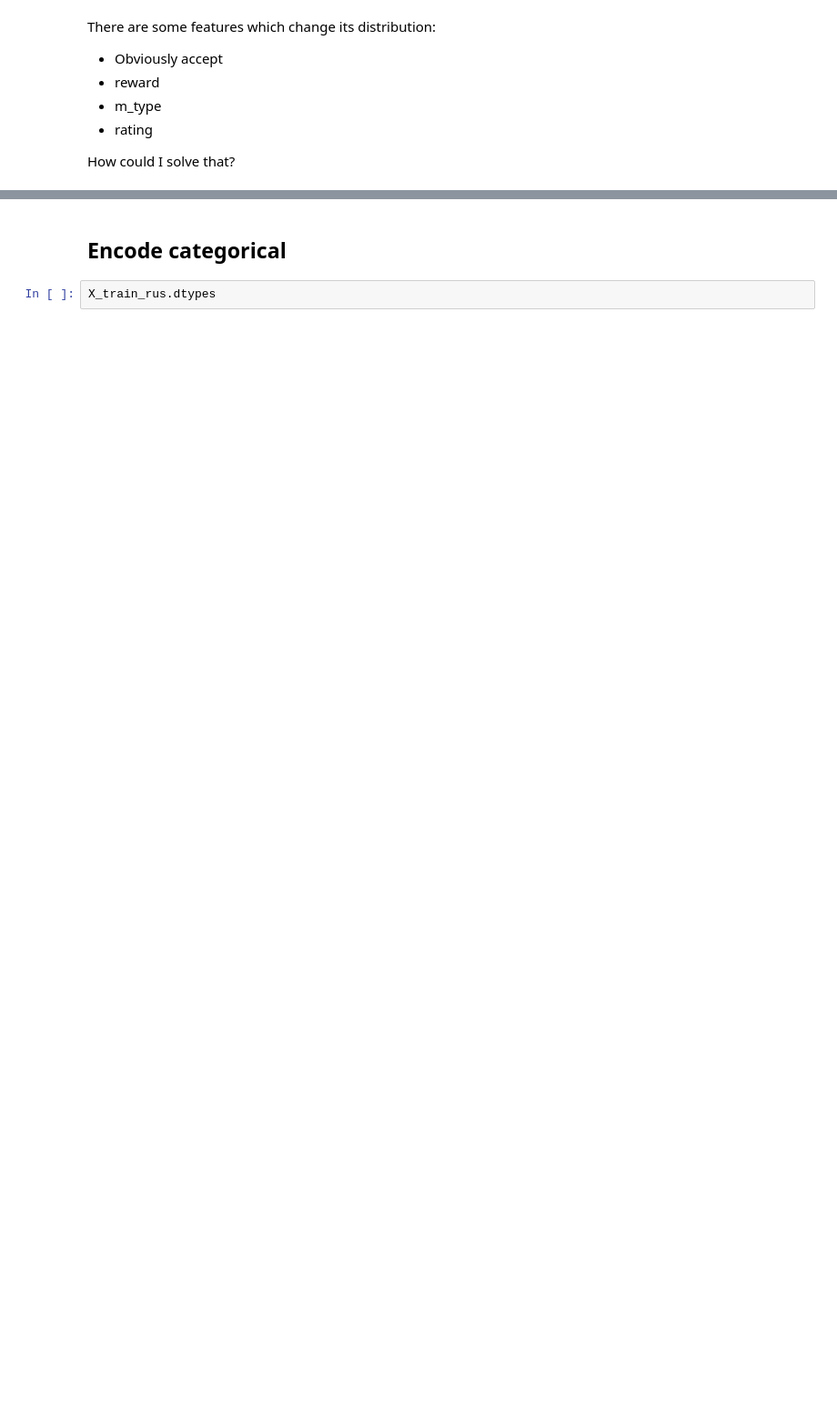
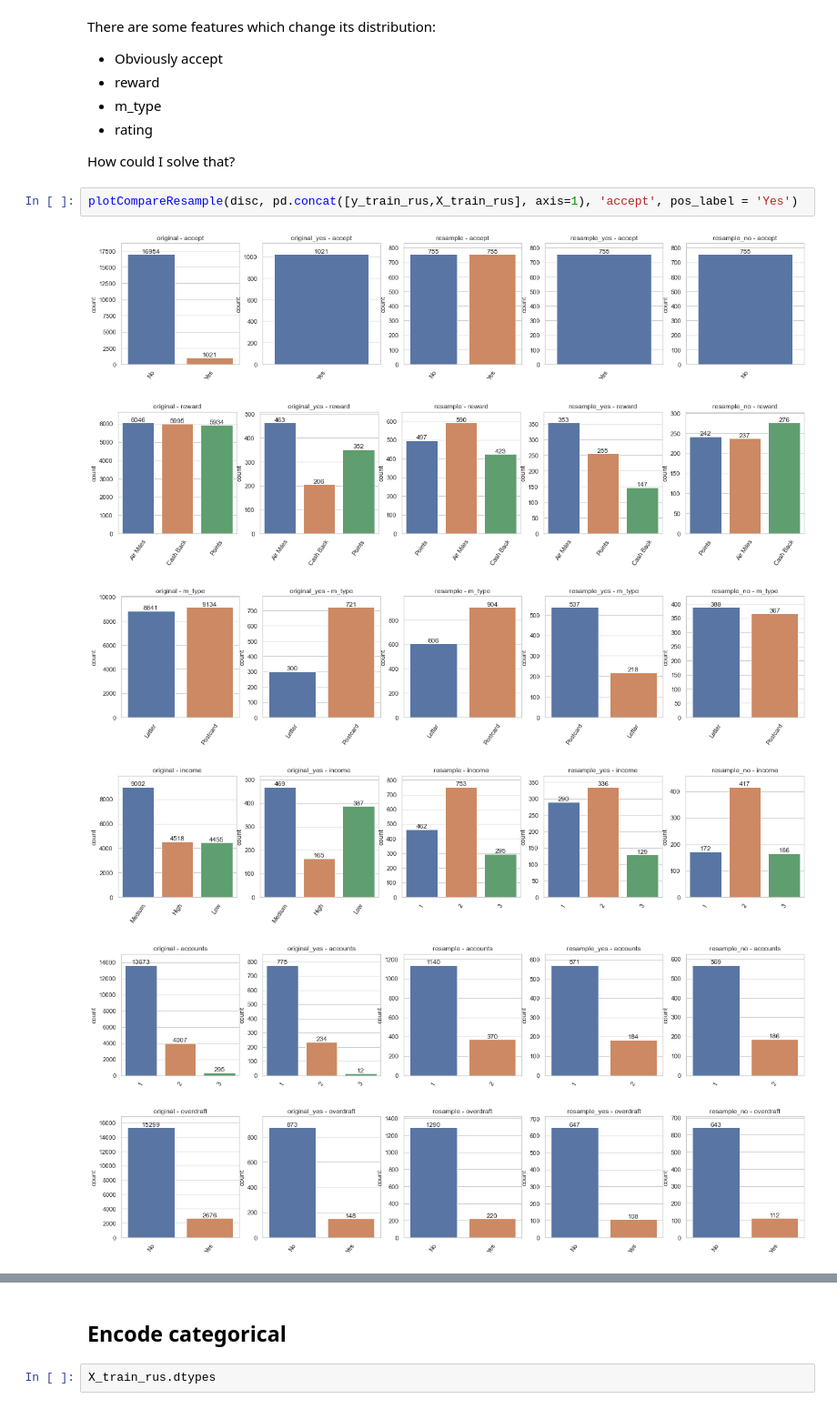
Before and after one commit to aldamepi/ironhack-mid_bootcamp_project, a Jupyter notebook: code/mid_bootcamp-amengual.ipynb, the cells around one changed output, grey strips where cells are left out. Shown at 91% size. Saved outputs shown, nothing was run; the diff lists cells and outputs as text; blank space fills up the shorter version.

```diff
--- a/code/mid_bootcamp-amengual.ipynb
+++ b/code/mid_bootcamp-amengual.ipynb
@@ -1194,3 +1291,12 @@ There are some features which change its distribution:
 * rating
 
 How could I solve that?
+# %%
+plotCompareResample(disc, pd.concat([y_train_rus,X_train_rus], axis=1), 'accept', pos_label = 'Yes')
+# %% [output]
+[figure, added]
+[figure, added]
+[figure, added]
+[figure, added]
+[figure, added]
+[figure, added]
```
Also changed, not shown: parts of 107 cells of this notebook.
